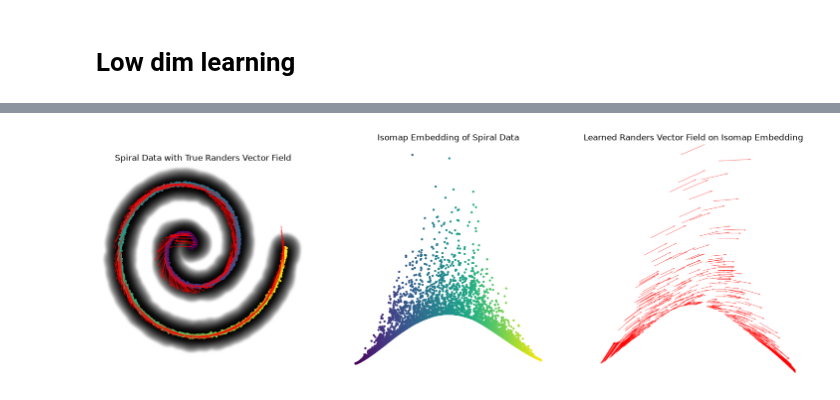
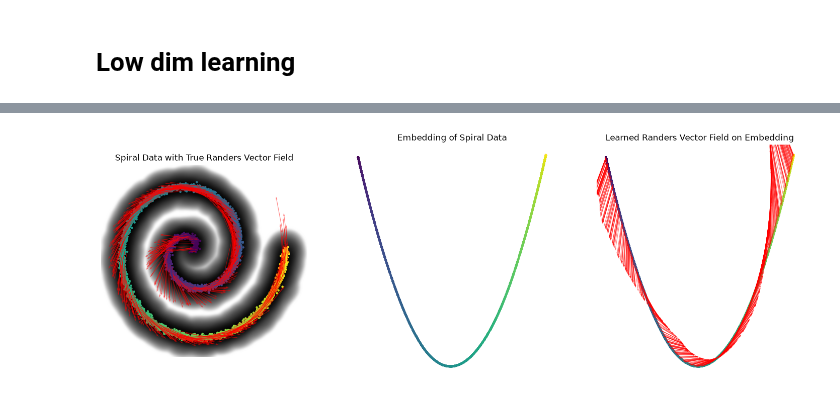
Before and after one commit to Gwendal-Debaussart/Finsler-Embedding, a Jupyter notebook: spiral2D_embeddings.ipynb, the cells around one changed output, grey strips where cells are left out. Drawn from its saved outputs; the diff is of its cells as text; code cells hidden in the pictures.

```diff
--- a/spiral2D_embeddings.ipynb
+++ b/spiral2D_embeddings.ipynb
@@ -72,7 +75,7 @@ cfg = ExperimentConfig(
     export_path=None,
 )
 # %%
-X,t = get_spiral(cfg.N, freq=1.0, sigma=0.1, t_max=4 * np.pi, device=cfg.device)
+X,t = get_spiral(cfg.N, freq=1.0, sigma=0.2, t_max=4 * np.pi, device=cfg.device)
 # Shuffle the data to avoid any ordering effects
 idx = torch.randperm(X.shape[0])
 X = X[idx]
@@ -144,0 +129,28 @@ c_km, L_theta_a = prepare_operators(cfg, X, edges, dst_edges,epsilon_scale=100.0
+# %%
+skip = 10  # Skip every 10th point for quiver plot to reduce clutter
+
+
+fig, axes = plt.subplots(1, 3, figsize=(18, 6))
+axes[0].imshow(mf.cpu().numpy(), extent=bounds, origin="lower", cmap="gray")
+axes[0].scatter(X[:, 0].detach().cpu(), X[:, 1].detach().cpu(), c=t.cpu(), cmap="viridis", s=5)
+axes[0].set_title("Spiral Data with data density")
+axes[1].quiver(
+    X[::skip, 0].detach().cpu(),
+    X[::skip, 1].detach().cpu(),
+    b_true[::skip, 0].detach().cpu(),
+    b_true[::skip, 1].detach().cpu(),
+    color="red",
+    scale=0.5,
+    alpha=0.5,
+)
+axes[1].set_title("True Randers Vector Field on Spiral Data")
+axes[2].scatter(X_low[:, 0].detach().cpu(), X_low[:, 1].detach().cpu(), c=t.cpu(), cmap="viridis", s=5)
+axes[2].set_title("Embedding of Spiral Data")
+axes[2].axis("off")
+for ax in axes[:-1]:
+    ax.set_xlim(bounds[0], bounds[1])
+    ax.set_ylim(bounds[2], bounds[3])
+    ax.axis("equal")
+    ax.axis("off")
+plt.tight_layout()
+plt.show()
@@ -199,13 +219,12 @@ plt.show()
 # Low dim learning
 # %%
 f_values_low, Lf_values_low, f_grad_values_low = prepare_test_functions(
-        # cfg.K, "mexican", X, L_theta_a
-        cfg.K, "mexican", X_low, L_theta_a
+        cfg.K, cfg.function_type, X_low, L_theta_a
     )
 # %%
 LOGGER.info("Training vector field models...")
 v_model, omega_model, loss_list = train_vector_field_models(
-    cfg, X_low, base_cometric_low, c_km, f_values_low, Lf_values_low, f_grad_values_low
+    X_low, base_cometric_low, c_km, f_values_low, Lf_values_low, f_grad_values_low
 )
 v_hat_deep_low = v_model(X_low).detach()
 b_hat_deep_low = omega_model(X_low).detach()
@@ -238,34 +257,36 @@ tensor(0.0475)
 # %%
 skip=10
 fig, axes = plt.subplots(1, 3, figsize=(18, 6))
 axes[0].imshow(mf.cpu().numpy(), extent=bounds, origin="lower", cmap="gray")
 axes[0].scatter(X[:, 0].detach().cpu(), X[:, 1].detach().cpu(), c=t.cpu(), cmap="viridis", s=5)
 axes[0].quiver(
     X[::skip, 0].detach().cpu(),
     X[::skip, 1].detach().cpu(),
     b_true[::skip, 0].detach().cpu(),
     b_true[::skip, 1].detach().cpu(),
     color="red",
     scale=0.5,
     alpha=0.5,
 )
 axes[0].set_title("Spiral Data with True Randers Vector Field")
 axes[0].set_aspect('equal', adjustable='box')
 axes[1].scatter(X_low[:, 0].detach().cpu(), X_low[:, 1].detach().cpu(), c=t.cpu(), cmap="viridis", s=5)
-axes[1].set_title("Isomap Embedding of Spiral Data")
-# axes[1].scatter(X_low[:, 0].detach().cpu(), X_low[:, 1].detach().cpu(), c=t.cpu(), cmap="viridis", s=5)
+axes[1].set_title("Embedding of Spiral Data")
+axes[2].scatter(X_low[:, 0].detach().cpu(), X_low[:, 1].detach().cpu(), c=t.cpu(), cmap="viridis", s=5)
 axes[2].quiver(
     X_low[::skip, 0].detach().cpu(),
     X_low[::skip, 1].detach().cpu(),
     b_hat_deep_low[::skip, 0].detach().cpu(),
     b_hat_deep_low[::skip, 1].detach().cpu(),
     color="red",
-    scale=0.2,
+    scale=0.000008,
     alpha=0.5,
 )
-axes[2].set_title("Learned Randers Vector Field on Isomap Embedding")
+axes[2].set_title("Learned Randers Vector Field on Embedding")
+# Increase xlim on axes[2]
+# axes[2].set_xlim(-6, 12)
 for ax in axes:
     ax.axis("off")
 # %% [output]
-[figure, old version]
+[figure, new version]
 # %%
```
Also changed, not shown: parts of 16 cells of this notebook, 1 other file.
